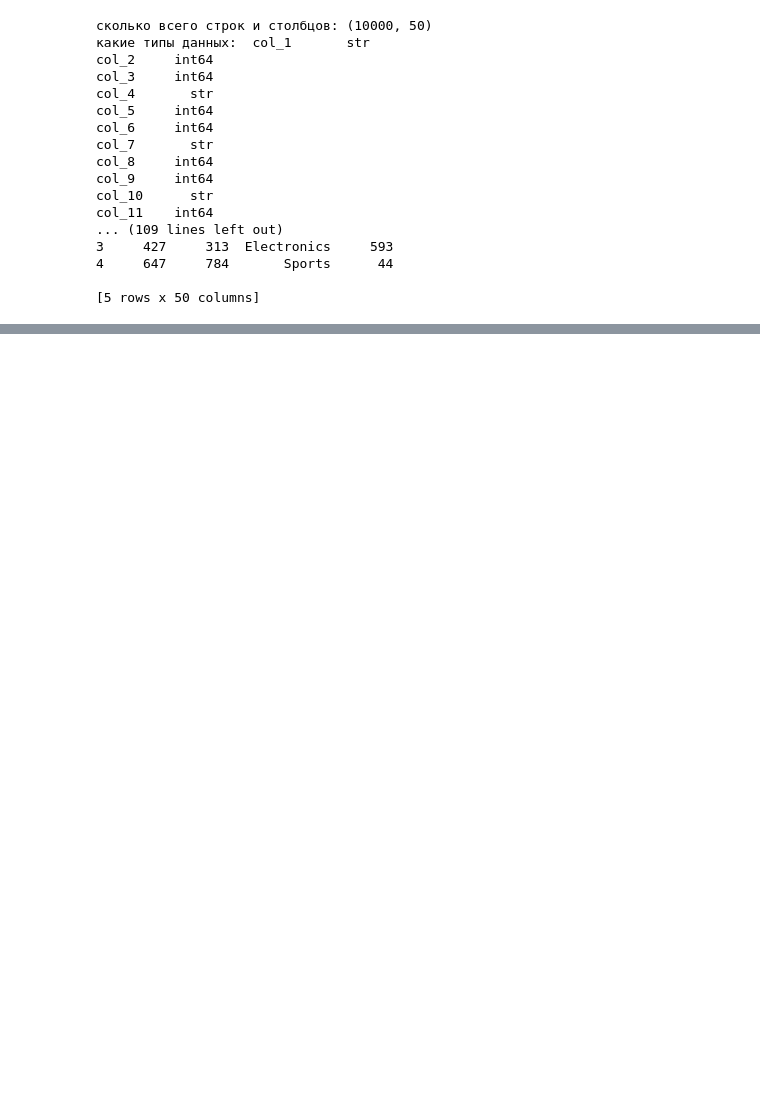
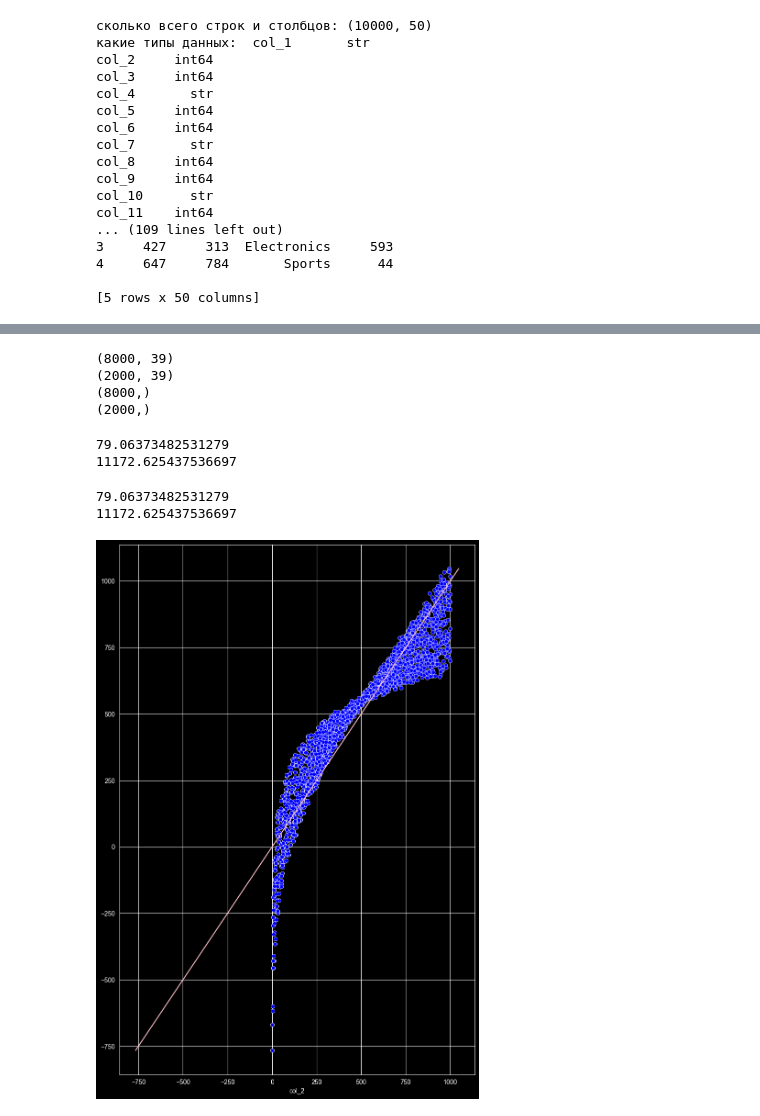
Before and after one commit to AZhaniya/hw, a Jupyter notebook: lab_works/lab_work7/lab7.ipynb, the cells around one changed output, grey strips where cells are left out. Saved outputs shown, nothing was run; the diff lists cells and outputs as text; code cells hidden in the pictures; blank space fills up the shorter version.

```diff
--- a/lab_works/lab_work7/lab7.ipynb
+++ b/lab_works/lab_work7/lab7.ipynb
@@ -26,0 +126,5 @@ col_11    int64
+# %%
+#6
+df_num=pd.get_dummies(df,columns=['col_7'],drop_first=True)
+print(df_num.dtypes.head(10))
+print(df_num.head())
@@ -26,0 +149,61 @@ col_11    int64
+# %%
+#7
+from sklearn.model_selection import train_test_split
+y=df_num['col_2']
+x=df_num.drop('col_2',axis=1)
+x=x.select_dtypes(include=['int64','float64','uint8','bool'])
+x_train,x_test,y_train,y_test=train_test_split(x,y,test_size=0.2,random_state=42)
+print(x_train.shape)
+print(x_test.shape)
+print(y_train.shape)
+print(y_test.shape)
+# %% [output]
+(8000, 39)
+(2000, 39)
+(8000,)
+(2000,)
+# %%
+#8
+from sklearn.linear_model import LinearRegression
+from sklearn.metrics import mean_absolute_error,mean_squared_error
+model=LinearRegression()
+model.fit(x_train,y_train)
+y_pred =model.predict(x_test)
+mae=mean_absolute_error(y_test,y_pred)
+mse=mean_squared_error(y_test,y_pred)
+print(mae)
+print(mse)
+# %% [output]
+79.06373482531279
+11172.625437536697
+# %%
+#9
+df_feat=df_num.copy()
+df_feat['total_value']=df_feat['col_2']*df_feat['col_3']
+df_feat['double_stock']=df_feat['col_3']*2
+y_m=df_feat['col_2']
+x_m=df_feat.drop('col_2',axis=1)
+x_m=x_m.select_dtypes(include=['int64','float64','uint8','bool'])
+if 'log_price' in x_m.columns:
+    x_multi = x_m.drop(['log_price'], axis=1)
+x_train_m,x_test_m,y_train_m,y_test_m=train_test_split(x_m,y_m,test_size=0.2,random_state=42)
+model_m=LinearRegression()
+model_m.fit(x_train_m,y_train_m)
+y_pred_m=model_m.predict(x_test_m)
+mae_m=mean_absolute_error(y_test_m,y_pred_m)
+mse_m=mean_squared_error(y_test_m,y_pred_m)
+print(mae_m)
+print(mse_m)
+# %% [output]
+79.06373482531279
+11172.625437536697
+# %%
+#10
+plt.figure(figsize=(10,15))
+sns.scatterplot(x=y_test_m,y=y_pred_m,color='blue')
+min_val = min(y_test_m.min(), y_pred_m.min())
+max_val = max(y_test_m.max(), y_pred_m.max())
+plt.plot([min_val,max_val],[min_val,max_val],color='pink')
+plt.show()
+# %% [output]
+[figure, added]
```
Also changed, not shown: parts of 16 cells of this notebook, 1 other file.
